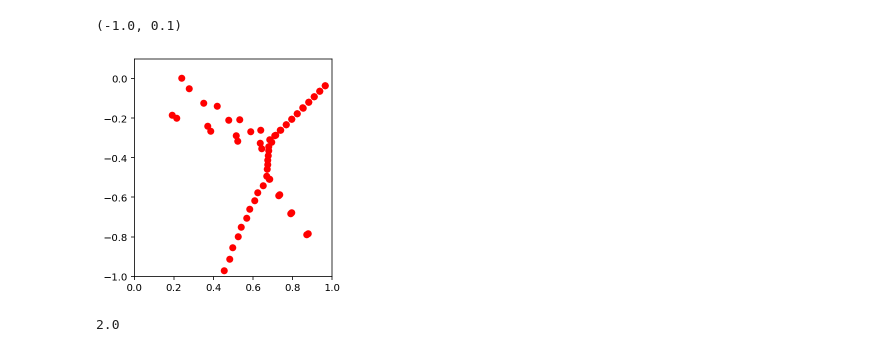
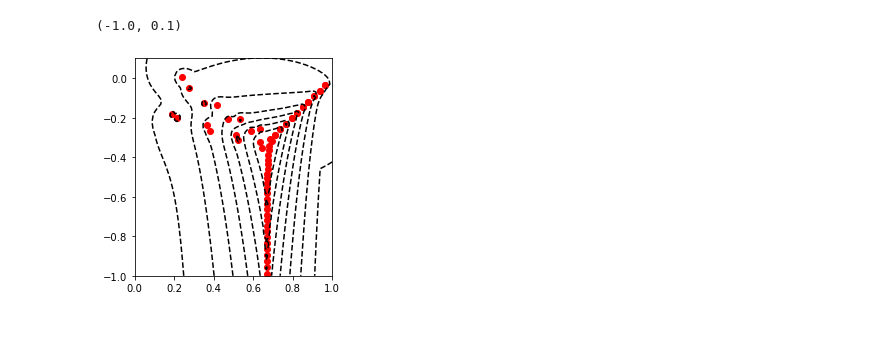
Before and after one commit to DedalusProject/eigentools, a Jupyter notebook: examples/Orr Sommerfeld pseudospectra.ipynb, the cells around one changed output. Saved outputs shown, nothing was run; the diff lists cells and outputs as text; code cells hidden in the pictures.

Commit message:
Modify pseudospectra example to use sparse operators where possible

```diff
--- a/examples/Orr Sommerfeld pseudospectra.ipynb
+++ b/examples/Orr Sommerfeld pseudospectra.ipynb
@@ -9,7 +9,7 @@ import numpy as np
 import scipy.linalg
 import scipy.sparse.linalg
 # %%
-z = de.Chebyshev('z',96)
+z = de.Chebyshev('z', 128)
 d = de.Domain([z],comm=MPI.COMM_SELF)
 
 orr_somerfeld = de.EVP(d,['w','wz','wzz','wzzz'],'c')
@@ -41,0 +38,22 @@ EPs = Eigenproblem(orr_somerfeld)
+# %%
+# Form invariant subspace
+k = 100
+EP.solve(sparse=True, N=k) # O(N k)?
+pre_right = EP.solver.pencils[0].pre_right
+pre_right_LU = scipy.sparse.linalg.splu(pre_right.tocsc()) # O(N)
+V = pre_right_LU.solve(EP.solver.eigenvectors) # O(N k)
+
+# Orthogonalize invariant subspace
+Q, R = np.linalg.qr(V) # O(N k^2)
+
+# Compute approximate Schur factor
+mu = 0.25
+E = (EP.solver.pencils[0].M_exp)
+A = (EP.solver.pencils[0].L_exp)
+A_mu_E = A - mu*E
+A_mu_E_LU = scipy.sparse.linalg.splu(A_mu_E.tocsc()) # O(N)
+Ghat = Q.conj().T @ A_mu_E_LU.solve(E @ Q) # O(N k^2)
+
+# Invert-shift Schur factor
+I = np.identity(k)
+Gmu = np.linalg.inv(Ghat) + mu*I # O(k^3)
@@ -76,14 +81,10 @@ OS_pseudo, OS_x, OS_y = pseudo(Gmu,[-1,0],[-1,1],100)
 # %%
 plt.scatter(EP.evalues_low.real, EP.evalues_low.imag,color='red')
-#plt.contour(-OS_x, -OS_y, np.log10(OS_pseudo),levels=[-8,-7,-6,-5,-4,-3,-2,-1],colors='k')
+plt.contour(-OS_x, -OS_y, np.log10(OS_pseudo),levels=[-8,-7,-6,-5,-4,-3,-2,-1],colors='k')
 plt.axis('square')
 #plt.colorbar()
 plt.xlim(0,1)
 plt.ylim(-1,0.1)
 # %% [output]
 (-1.0, 0.1)
-[figure, old version]
+[figure, new version]
-# %%
-96/48
-# %% [output]
-2.0
```
Also changed, not shown: parts of 11 cells of this notebook.
